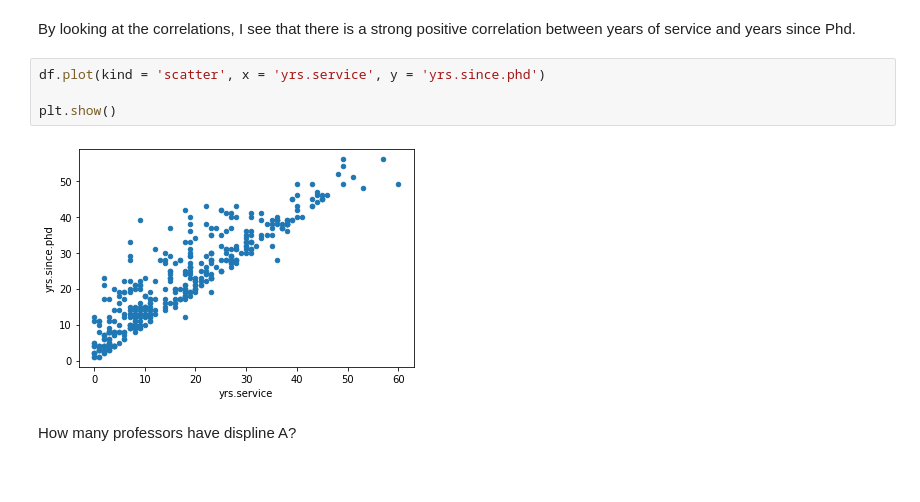
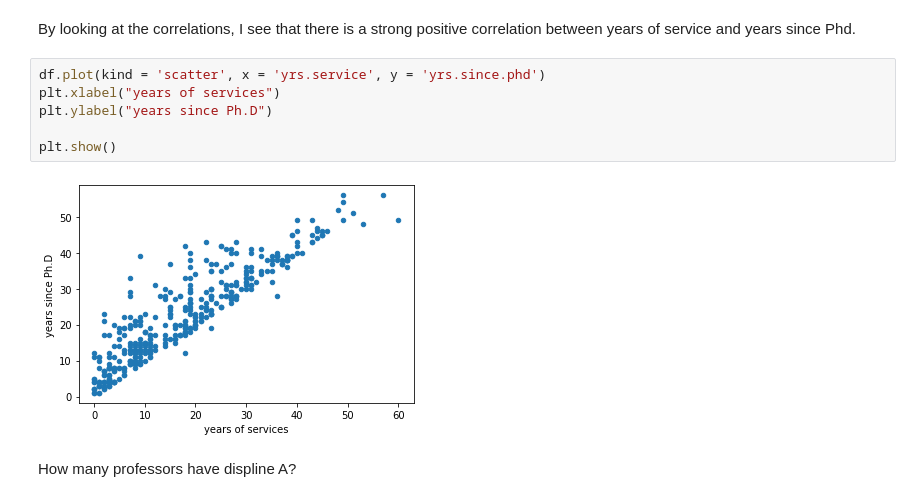
Before and after one commit to XiaonaZhou/data_analytics_2, a Jupyter notebook: Python/Unit_3/Unit3_Python_Advanced_Pandas_DataWrangling_Assignment.ipynb, the cells around one changed output. Drawn from its saved outputs; the diff is of its cells as text.

```diff
--- a/Python/Unit_3/Unit3_Python_Advanced_Pandas_DataWrangling_Assignment.ipynb
+++ b/Python/Unit_3/Unit3_Python_Advanced_Pandas_DataWrangling_Assignment.ipynb
@@ -195,10 +185,12 @@ df.corr()>0.9
   By looking at the correlations, I see that there is a strong positive correlation between years of service and years since Phd.
 # %%
 df.plot(kind = 'scatter', x = 'yrs.service', y = 'yrs.since.phd')
+plt.xlabel("years of services")
+plt.ylabel("years since Ph.D")
 
 plt.show()
 # %% [output]
-[figure, old version]
+[figure, new version]
 # %% [markdown]
 How many professors have displine A?
 # %%
```
Also changed, not shown: parts of 6 cells of this notebook.
